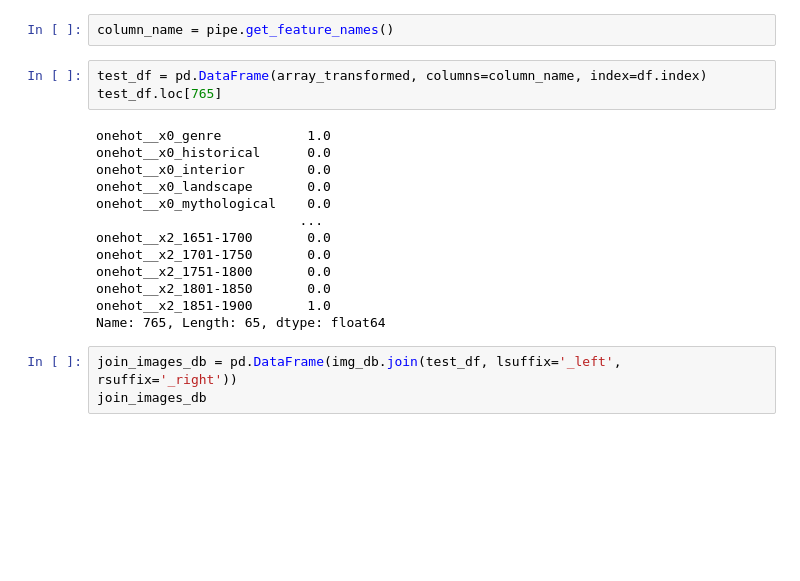
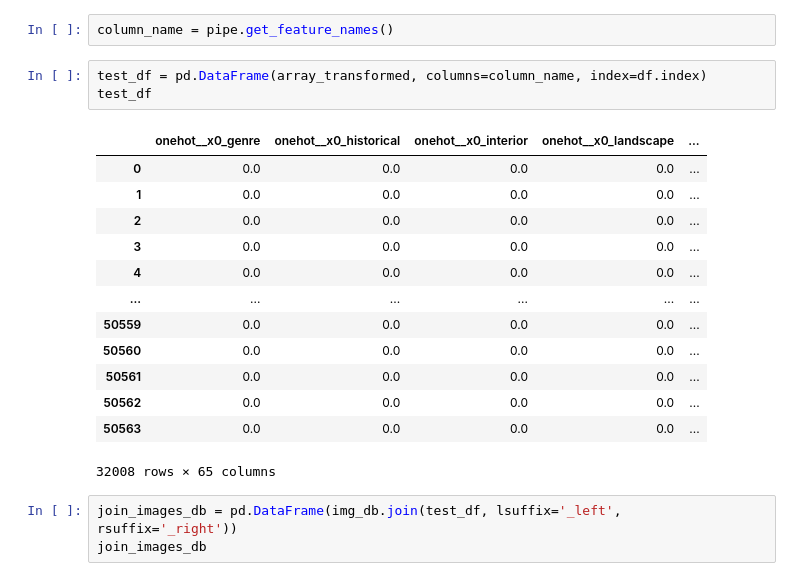
Before and after one commit to seve-26/vincentvanbot, a Jupyter notebook: notebooks/data-retrieval/wga-dataset-julia.ipynb, the cells around one changed output. Drawn from its saved outputs; the diff is of its cells as text; blank space fills up the shorter version.

```diff
--- a/notebooks/data-retrieval/wga-dataset-julia.ipynb
+++ b/notebooks/data-retrieval/wga-dataset-julia.ipynb
@@ -91,20 +91,21 @@ array([[0., 0., 0., ..., 0., 0., 0.],
 column_name = pipe.get_feature_names()
 # %%
 test_df = pd.DataFrame(array_transformed, columns=column_name, index=df.index)
-test_df.loc[765]
+test_df
 # %% [output]
+|  | onehot__x0_genre | onehot__x0_historical | onehot__x0_interior | onehot__x0_landscape | ... |
+| 0 | 0.0 | 0.0 | 0.0 | 0.0 | ... |
+| 1 | 0.0 | 0.0 | 0.0 | 0.0 | ... |
+| 2 | 0.0 | 0.0 | 0.0 | 0.0 | ... |
+| 3 | 0.0 | 0.0 | 0.0 | 0.0 | ... |
+| 4 | 0.0 | 0.0 | 0.0 | 0.0 | ... |
+| ... | ... | ... | ... | ... | ... |
+| 50559 | 0.0 | 0.0 | 0.0 | 0.0 | ... |
+| 50560 | 0.0 | 0.0 | 0.0 | 0.0 | ... |
+| 50561 | 0.0 | 0.0 | 0.0 | 0.0 | ... |
+| 50562 | 0.0 | 0.0 | 0.0 | 0.0 | ... |
+| 50563 | 0.0 | 0.0 | 0.0 | 0.0 | ... |
-onehot__x0_genre           1.0
-onehot__x0_historical      0.0
-onehot__x0_interior        0.0
-onehot__x0_landscape       0.0
-onehot__x0_mythological    0.0
-                          ...
-onehot__x2_1651-1700       0.0
-onehot__x2_1701-1750       0.0
-onehot__x2_1751-1800       0.0
-onehot__x2_1801-1850       0.0
-onehot__x2_1851-1900       1.0
-Name: 765, Length: 65, dtype: float64
+32008 rows × 65 columns
 # %%
 join_images_db = pd.DataFrame(img_db.join(test_df, lsuffix='_left', rsuffix='_right'))
 join_images_db
```
Also changed, not shown: parts of 5 cells of this notebook, 3 other files.
